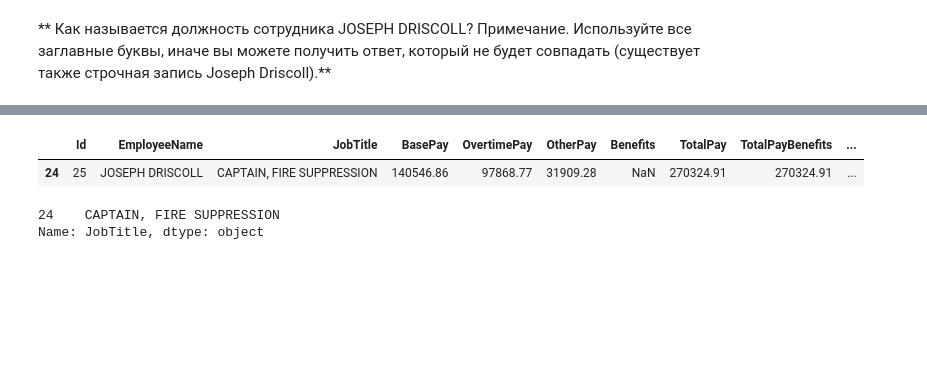
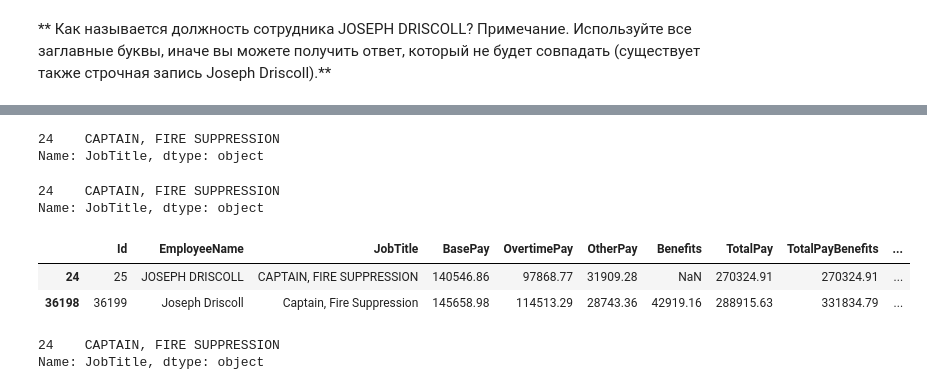
Before and after one commit to bakhtiyarkolzhabai/workspace, a Jupyter notebook: 01-Задание_SF_Salaries_-_RU.ipynb, the cells around one changed output, grey strips where cells are left out. Drawn from its saved outputs; the diff is of its cells as text; code cells hidden in the pictures; blank space fills up the shorter version.

```diff
--- a/01-Задание_SF_Salaries_-_RU.ipynb
+++ b/01-Задание_SF_Salaries_-_RU.ipynb
@@ -128,8 +112,22 @@ sal
+# %%
+# 1 method
+sal[sal.EmployeeName=="JOSEPH DRISCOLL"]["JobTitle"]
+# %% [output]
+24    CAPTAIN, FIRE SUPPRESSION
+Name: JobTitle, dtype: object
 # %%
-sal.query("EmployeeName=='JOSEPH DRISCOLL'")
+# 2 method
+sal.query("EmployeeName=='JOSEPH DRISCOLL'")['JobTitle']
 # %% [output]
-|  | Id | EmployeeName | JobTitle | BasePay | OvertimePay | OtherPay | Benefits | TotalPay | TotalPayBenefits | ... |
-| 24 | 25 | JOSEPH DRISCOLL | CAPTAIN, FIRE SUPPRESSION | 140546.86 | 97868.77 | 31909.28 | NaN | 270324.91 | 270324.91 | ... |
+24    CAPTAIN, FIRE SUPPRESSION
+Name: JobTitle, dtype: object
+# %%
+# 3 method  .lower()
+sal[sal.EmployeeName.apply(lambda x: x.lower())=='JOSEPH DRISCOLL'.lower()]
+# %% [output]
+|  | Id | EmployeeName | JobTitle | BasePay | OvertimePay | OtherPay | Benefits | TotalPay | TotalPayBenefits | ... |
+| 24 | 25 | JOSEPH DRISCOLL | CAPTAIN, FIRE SUPPRESSION | 140546.86 | 97868.77 | 31909.28 | NaN | 270324.91 | 270324.91 | ... |
+| 36198 | 36199 | Joseph Driscoll | Captain, Fire Suppression | 145658.98 | 114513.29 | 28743.36 | 42919.16 | 288915.63 | 331834.79 | ... |
 # %%
 # %% [output]
 24    CAPTAIN, FIRE SUPPRESSION
```
Also changed, not shown: parts of 29 cells of this notebook, 7 other files.
